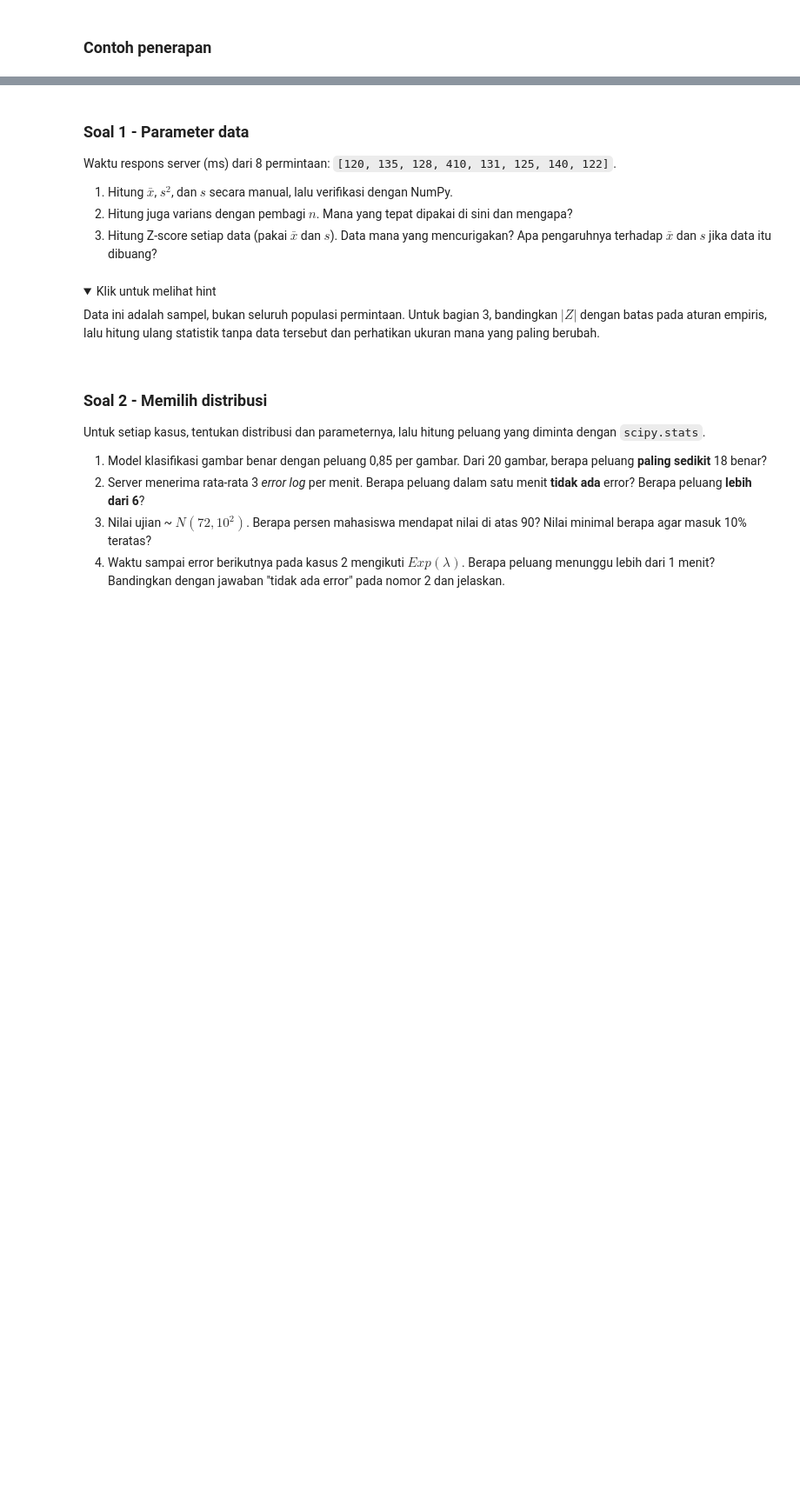
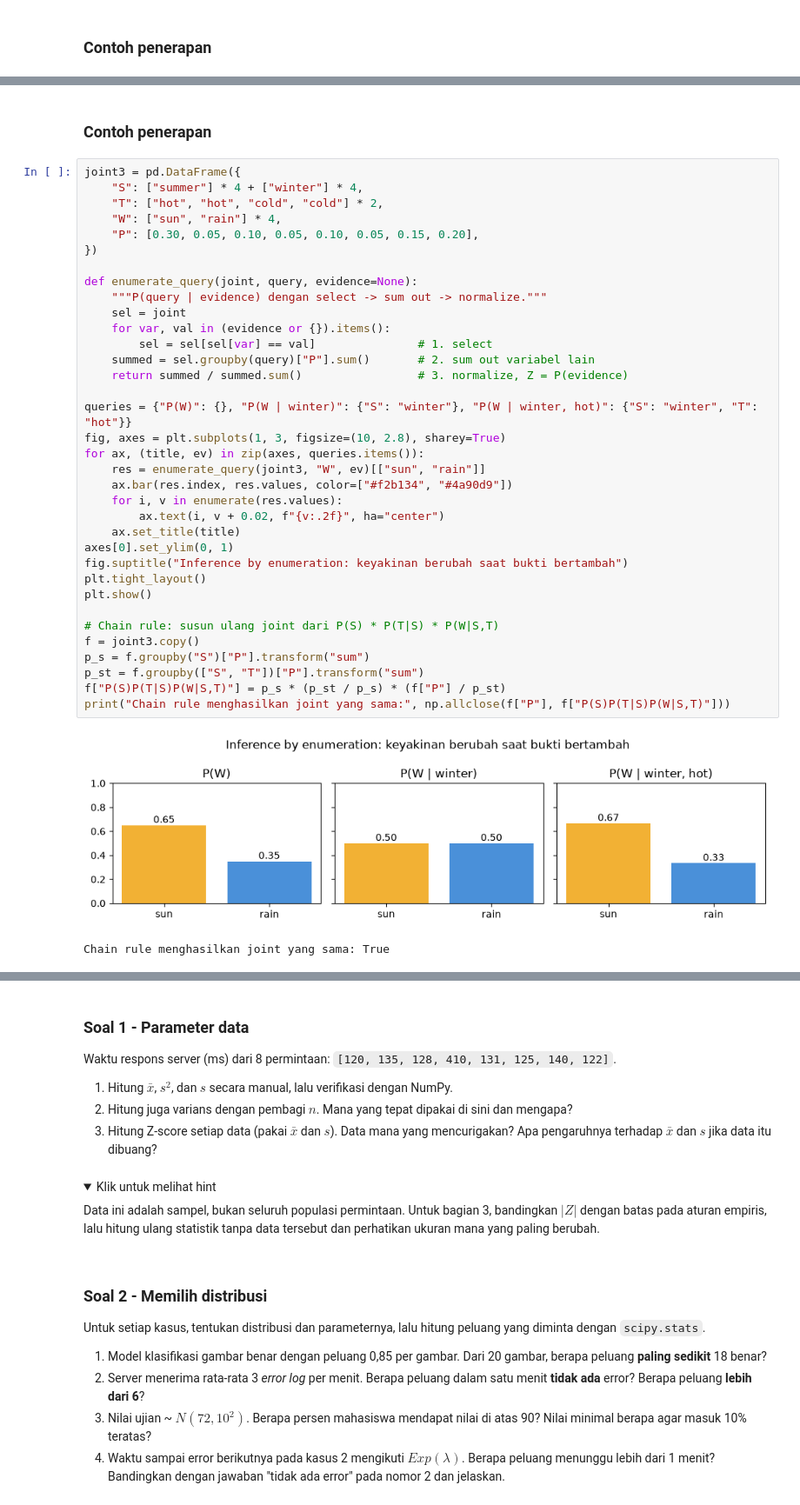
Before and after one commit to alfiwillianz-kuliah/Praktikum-KK-RKA-25, a Jupyter notebook: Probability dan Uncertainty/01 - Probability Distribution.ipynb, the cells around one changed output, grey strips where cells are left out. Shown at 87% size. Drawn from its saved outputs; the diff is of its cells as text; folded sections open; blank space fills up the shorter version.

```diff
--- a/Probability dan Uncertainty/01 - Probability Distribution.ipynb
+++ b/Probability dan Uncertainty/01 - Probability Distribution.ipynb
@@ -240,0 +267,40 @@ Kedua cara memberi $P(cavity\mid toothache)=0{,}6$. Pada tes medis, satu hasil p
+# %% [markdown]
+### Contoh penerapan
+# %%
+joint3 = pd.DataFrame({
+    "S": ["summer"] * 4 + ["winter"] * 4,
+    "T": ["hot", "hot", "cold", "cold"] * 2,
+    "W": ["sun", "rain"] * 4,
+    "P": [0.30, 0.05, 0.10, 0.05, 0.10, 0.05, 0.15, 0.20],
+})
+
+def enumerate_query(joint, query, evidence=None):
+    """P(query | evidence) dengan select -> sum out -> normalize."""
+    sel = joint
+    for var, val in (evidence or {}).items():
+        sel = sel[sel[var] == val]               # 1. select
+    summed = sel.groupby(query)["P"].sum()       # 2. sum out variabel lain
+    return summed / summed.sum()                 # 3. normalize, Z = P(evidence)
+
+queries = {"P(W)": {}, "P(W | winter)": {"S": "winter"}, "P(W | winter, hot)": {"S": "winter", "T": "hot"}}
+fig, axes = plt.subplots(1, 3, figsize=(10, 2.8), sharey=True)
+for ax, (title, ev) in zip(axes, queries.items()):
+    res = enumerate_query(joint3, "W", ev)[["sun", "rain"]]
+    ax.bar(res.index, res.values, color=["#f2b134", "#4a90d9"])
+    for i, v in enumerate(res.values):
+        ax.text(i, v + 0.02, f"{v:.2f}", ha="center")
+    ax.set_title(title)
+axes[0].set_ylim(0, 1)
+fig.suptitle("Inference by enumeration: keyakinan berubah saat bukti bertambah")
+plt.tight_layout()
+plt.show()
+
+# Chain rule: susun ulang joint dari P(S) * P(T|S) * P(W|S,T)
+f = joint3.copy()
+p_s = f.groupby("S")["P"].transform("sum")
+p_st = f.groupby(["S", "T"])["P"].transform("sum")
+f["P(S)P(T|S)P(W|S,T)"] = p_s * (p_st / p_s) * (f["P"] / p_st)
+print("Chain rule menghasilkan joint yang sama:", np.allclose(f["P"], f["P(S)P(T|S)P(W|S,T)"]))
+# %% [output]
+[figure, added]
+Chain rule menghasilkan joint yang sama: True
```
Also changed, not shown: parts of 12 cells of this notebook, 1 other file.
